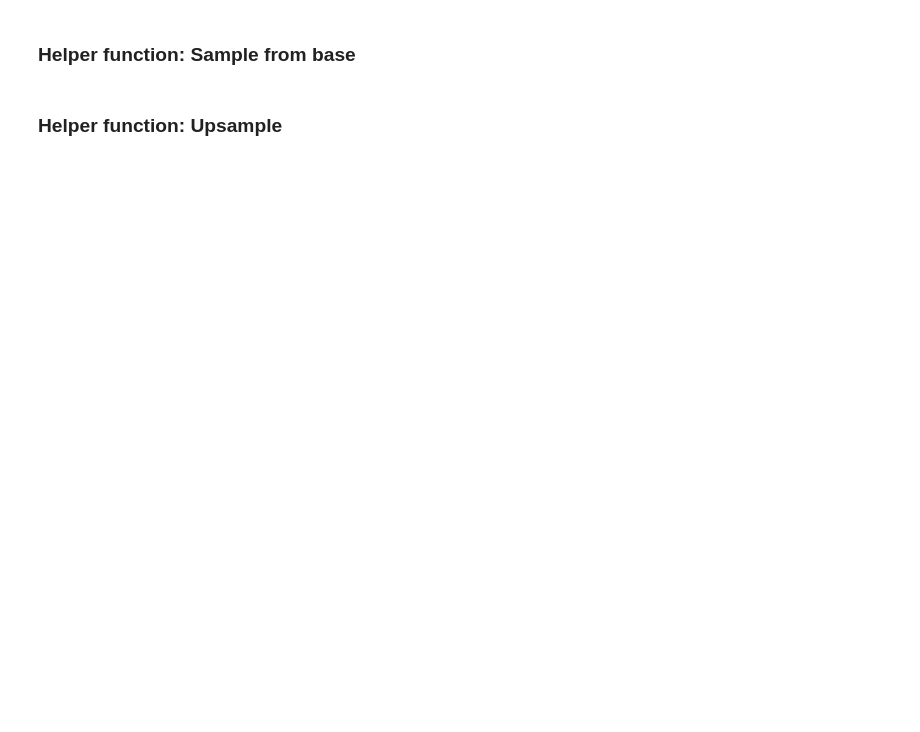
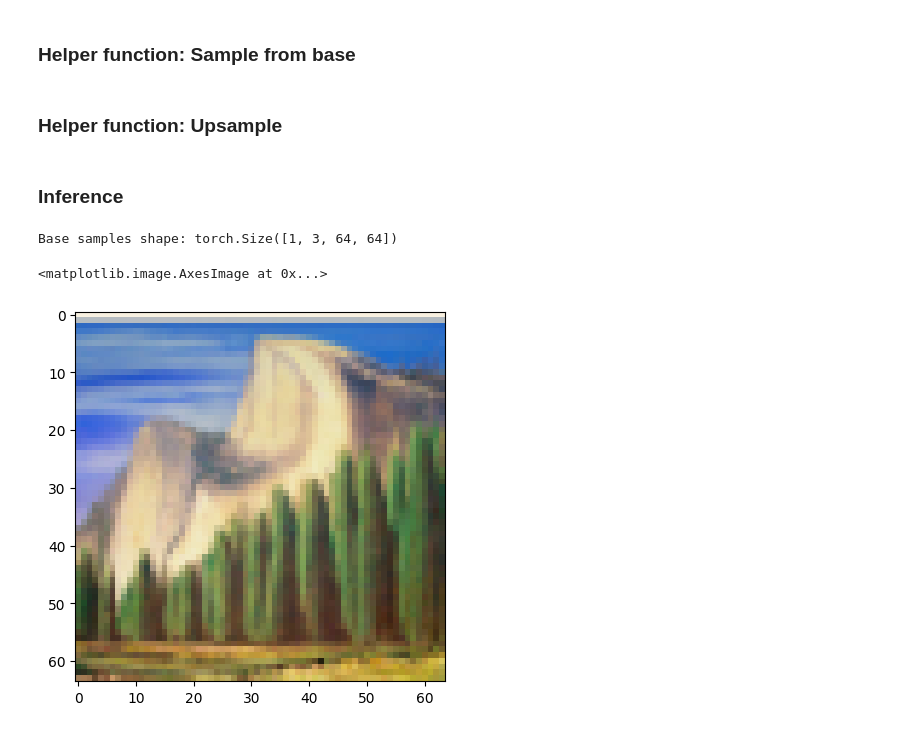
Before and after one commit to vmirly/GenAI-Hub, a Jupyter notebook: GLIDE/glide_inference.ipynb, the cells around one changed output. Saved outputs shown, nothing was run; the diff lists cells and outputs as text; code cells hidden in the pictures; blank space fills up the shorter version.

Commit message:
GLIDE: inference (low-res)

```diff
--- a/GLIDE/glide_inference.ipynb
+++ b/GLIDE/glide_inference.ipynb
@@ -165,3 +167,26 @@ def upsample(samples, prompt, batch_size=1, upsample_temp=0.997):
     model_up.del_cache()
 
     return up_samples
+# %% [markdown]
+### Inference
+# %%
+# Sampling parameters
+prompt = "a Bob Ross style of painting of a Yosemite landscape with the Half-dome"
+batch_size = 1
+guidance_scale = 3.0
+
+# Tune this parameter to control the sharpness of 256x256 images.
+# A value of 1.0 is sharper, but sometimes results in grainy artifacts.
+upsample_temp = 0.997
+
+samples =  sample_base(prompt, batch_size, guidance_scale)
+
+print("Base samples shape:", samples.shape)
+image = Image.fromarray(
+    ((samples[0].permute(1, 2, 0).cpu().numpy() + 1) * 127.5).round().astype('uint8')
+)
+plt.imshow(image)
+# %% [output]
+Base samples shape: torch.Size([1, 3, 64, 64])
+<matplotlib.image.AxesImage at 0x...>
+[figure, added]
```
Also changed, not shown: parts of 3 cells of this notebook.
